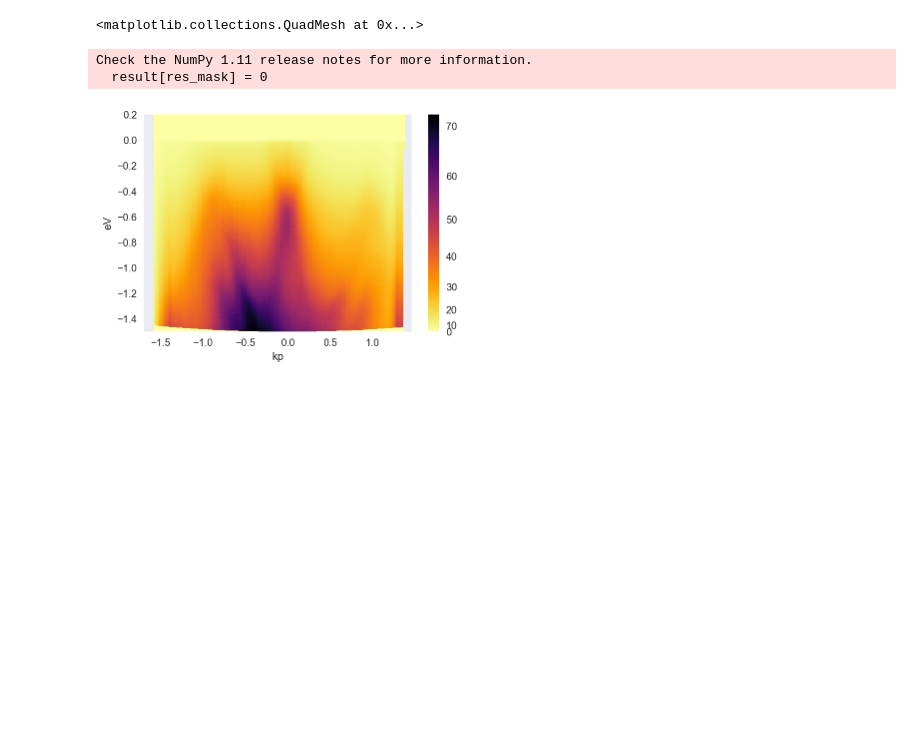
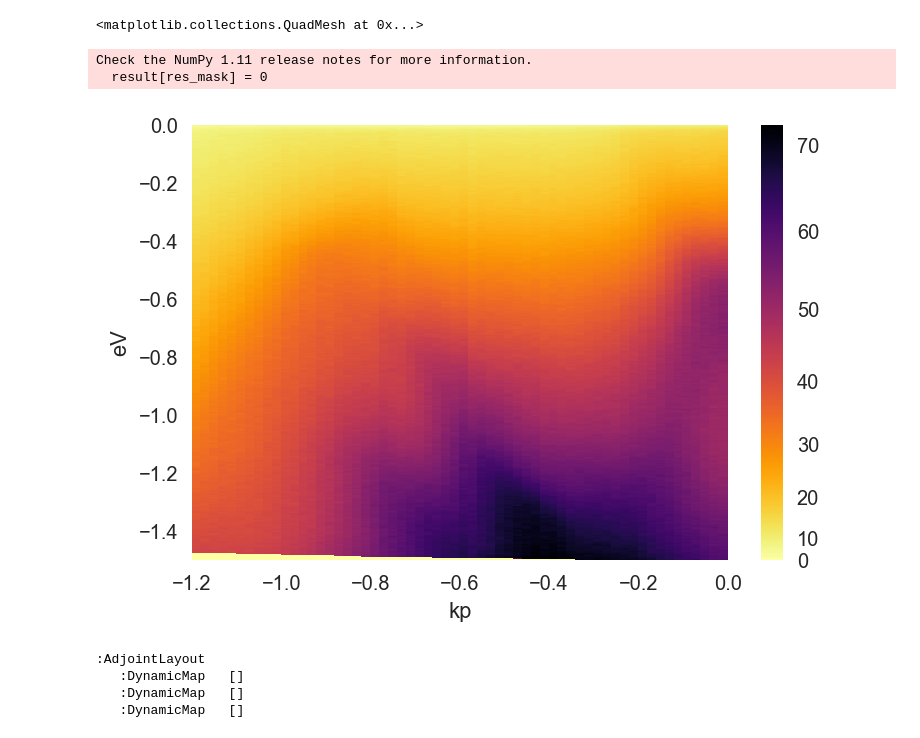
Before and after one commit to chstan/arpes, a Jupyter notebook: experiments/RhSn2/PhotonEnergy.ipynb, the cells around one changed output. Cells and saved outputs as stored; diff of their text form; code cells hidden in the pictures; blank space fills up the shorter version.

Commit message:
Add a lot of scripts. Initial work on ImageTool

```diff
--- a/experiments/RhSn2/PhotonEnergy.ipynb
+++ b/experiments/RhSn2/PhotonEnergy.ipynb
@@ -82,10 +82,20 @@ raw_hv_scan.sel(eV=-0.5, method='nearest').plot()
 # %%
 import matplotlib.colors as colors
 scan = load_dataset(convert_scan_to_kspace(datasets[-3]['id']))
 fig, ax = plt.subplots(1,1)
-scan.plot(cmap='inferno_r', norm=colors.PowerNorm(1.8))
+scan.sel(kp=slice(-1.2, 0), eV=slice(-1.5, 0)).plot(cmap='inferno_r', norm=colors.PowerNorm(1.5))
 # %% [output]
 <matplotlib.collections.QuadMesh at 0x...>
 Check the NumPy 1.11 release notes for more information.
   result[res_mask] = 0
-[figure, old version]
+[figure, new version]
+# %%
+%%opts Curve {+framewise}
+scan = load_dataset(convert_scan_to_kspace(datasets[8]['id']))
+from arpes.plotting.interactive import autoview
+autoview(scan)
+# %% [output]
+:AdjointLayout
+   :DynamicMap   []
+   :DynamicMap   []
+   :DynamicMap   []
```
Also changed, not shown: parts of 8 cells of this notebook, 22 other files.
